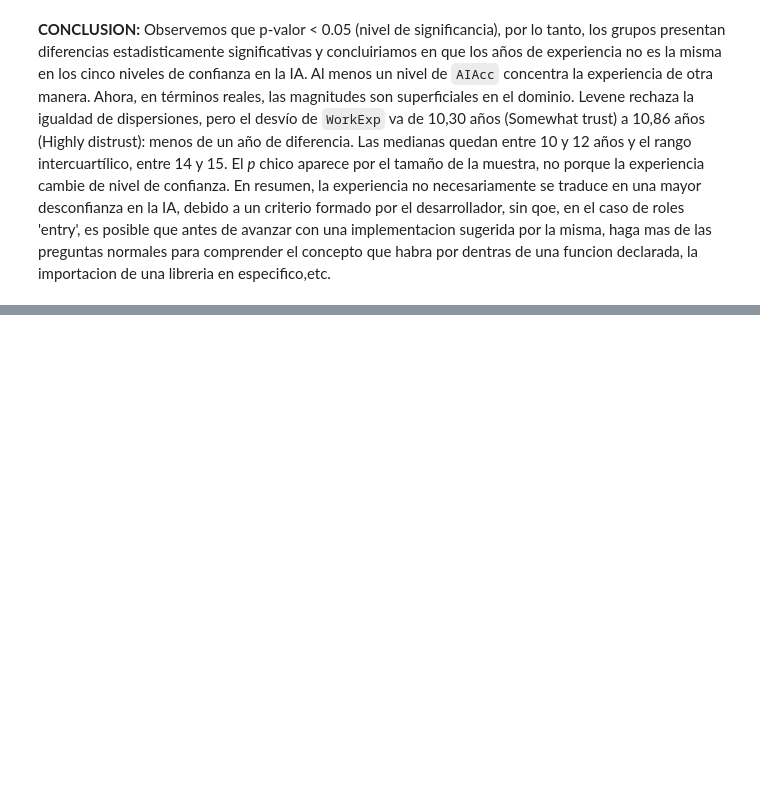
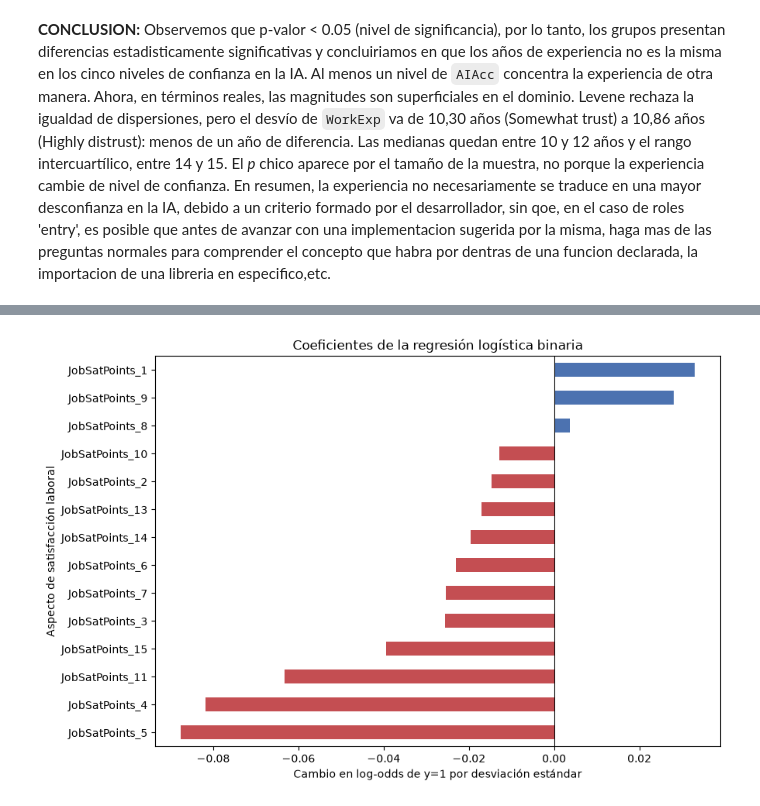
Before and after one commit to MateoGarrido13/StackOverflow-G23, a Jupyter notebook: Grupo23-Fund_C_Datos-StackOverflow.ipynb, the cells around one changed output, grey strips where cells are left out. Cells and saved outputs as stored; diff of their text form; code cells hidden in the pictures; blank space fills up the shorter version.

```diff
--- a/Grupo23-Fund_C_Datos-StackOverflow.ipynb
+++ b/Grupo23-Fund_C_Datos-StackOverflow.ipynb
@@ -1077,0 +1220,11 @@ En resumen, la experiencia no necesariamente se traduce en una mayor desconfianz
+# %%
+from sklearn.preprocessing import StandardScaler
+from sklearn.linear_model import LogisticRegression
+
+scaler = StandardScaler()
+
+scaler.fit(X_train)
+X_train_stand = scaler.transform(X_train)
+X_test_stand = scaler.transform(X_test)
+
+logistic_model = LogisticRegression(penalty='l2', max_iter=2000, random_state=42)
@@ -1077,0 +1296,20 @@ En resumen, la experiencia no necesariamente se traduce en una mayor desconfianz
+# %%
+coeficientes = pd.Series(
+    mejor_modelo.coef_.ravel(),
+    index=columnas_predictoras,
+    name="Coeficiente logístico",
+).sort_values(ascending=True)
+
+plt.figure(figsize=(9, 6))
+coeficientes.plot(
+    kind="barh",
+    color=["#c44e52" if valor < 0 else "#4c72b0" for valor in coeficientes],
+)
+plt.axvline(0, color="black", linewidth=0.8)
+plt.title("Coeficientes de la regresión logística binaria")
+plt.xlabel("Cambio en log-odds de y=1 por desviación estándar")
+plt.ylabel("Aspecto de satisfacción laboral")
+plt.tight_layout()
+plt.show()
+# %% [output]
+[figure, added]
```
Also changed, not shown: parts of 17 cells of this notebook.
